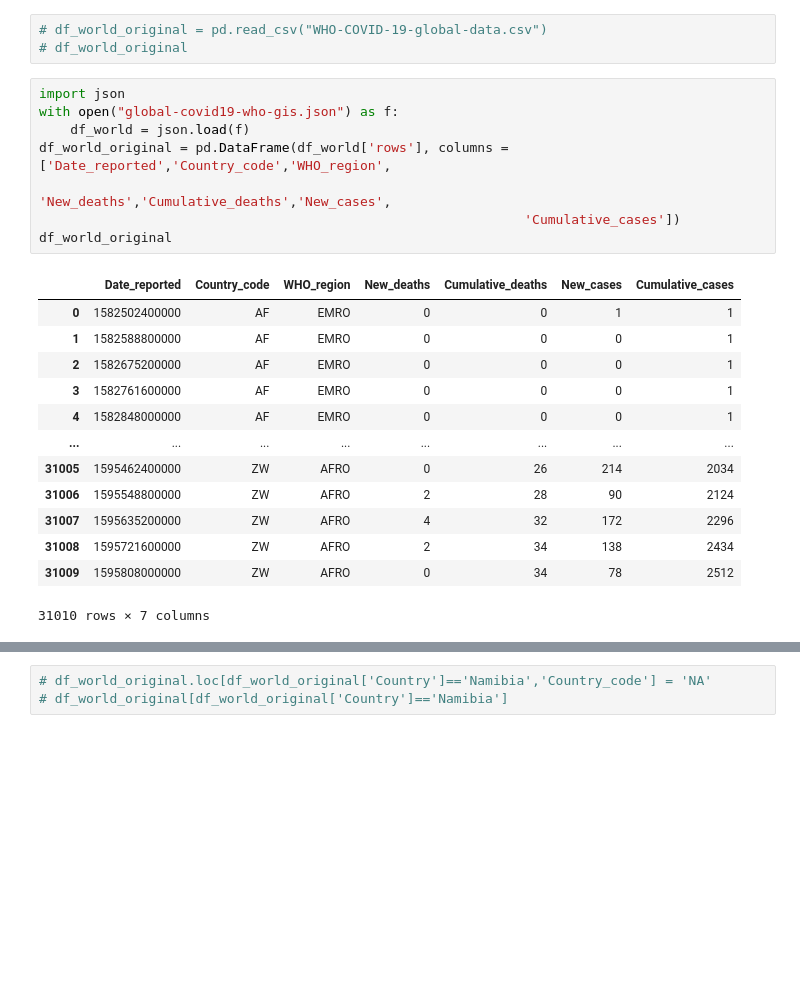
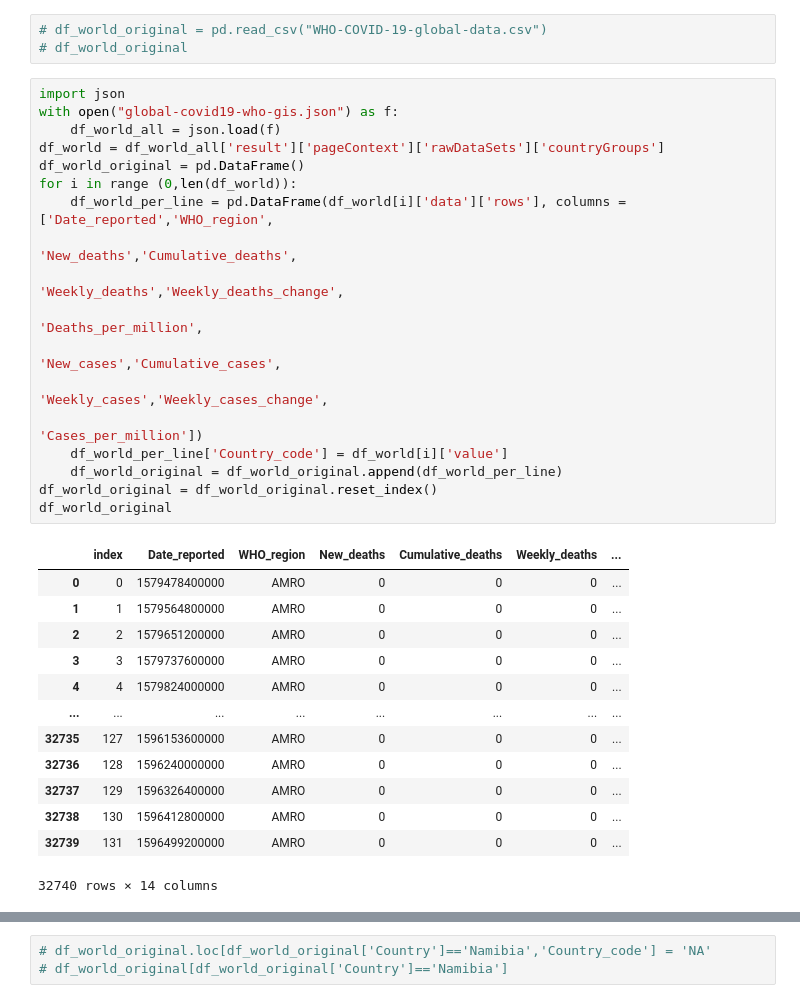
Before and after one commit to cybergis/wherecovid19_webapp, a Jupyter notebook: preprocessing/worldwide/world_layer_usingCountryID.ipynb, the cells around one changed output, grey strips where cells are left out. Saved outputs shown, nothing was run; the diff lists cells and outputs as text; blank space fills up the shorter version.

Commit message:
Change data source of WHO layer

```diff
--- a/preprocessing/worldwide/world_layer_usingCountryID.ipynb
+++ b/preprocessing/worldwide/world_layer_usingCountryID.ipynb
@@ -16,22 +16,32 @@ Read Data and get basic county groups
 # %%
 import json
 with open("global-covid19-who-gis.json") as f:
-    df_world = json.load(f)
-df_world_original = pd.DataFrame(df_world['rows'], columns = ['Date_reported','Country_code','WHO_region',
-                                                              'New_deaths','Cumulative_deaths','New_cases',
-                                                              'Cumulative_cases'])
+    df_world_all = json.load(f)
+df_world = df_world_all['result']['pageContext']['rawDataSets']['countryGroups']
+df_world_original = pd.DataFrame()
+for i in range (0,len(df_world)):
+    df_world_per_line = pd.DataFrame(df_world[i]['data']['rows'], columns = ['Date_reported','WHO_region',
+                                                                          'New_deaths','Cumulative_deaths',
+                                                                          'Weekly_deaths','Weekly_deaths_change',
+                                                                          'Deaths_per_million',
+                                                                          'New_cases','Cumulative_cases',
+                                                                          'Weekly_cases','Weekly_cases_change',
+                                                                          'Cases_per_million'])
+    df_world_per_line['Country_code'] = df_world[i]['value']
+    df_world_original = df_world_original.append(df_world_per_line)
+df_world_original = df_world_original.reset_index()
 df_world_original
 # %% [output]
-|  | Date_reported | Country_code | WHO_region | New_deaths | Cumulative_deaths | New_cases | Cumulative_cases |
-| 0 | 1582502400000 | AF | EMRO | 0 | 0 | 1 | 1 |
-| 1 | 1582588800000 | AF | EMRO | 0 | 0 | 0 | 1 |
-| 2 | 1582675200000 | AF | EMRO | 0 | 0 | 0 | 1 |
-| 3 | 1582761600000 | AF | EMRO | 0 | 0 | 0 | 1 |
-| 4 | 1582848000000 | AF | EMRO | 0 | 0 | 0 | 1 |
+|  | index | Date_reported | WHO_region | New_deaths | Cumulative_deaths | Weekly_deaths | ... |
+| 0 | 0 | 1579478400000 | AMRO | 0 | 0 | 0 | ... |
+| 1 | 1 | 1579564800000 | AMRO | 0 | 0 | 0 | ... |
+| 2 | 2 | 1579651200000 | AMRO | 0 | 0 | 0 | ... |
+| 3 | 3 | 1579737600000 | AMRO | 0 | 0 | 0 | ... |
+| 4 | 4 | 1579824000000 | AMRO | 0 | 0 | 0 | ... |
 | ... | ... | ... | ... | ... | ... | ... | ... |
-| 31005 | 1595462400000 | ZW | AFRO | 0 | 26 | 214 | 2034 |
-| 31006 | 1595548800000 | ZW | AFRO | 2 | 28 | 90 | 2124 |
-| 31007 | 1595635200000 | ZW | AFRO | 4 | 32 | 172 | 2296 |
-| 31008 | 1595721600000 | ZW | AFRO | 2 | 34 | 138 | 2434 |
-| 31009 | 1595808000000 | ZW | AFRO | 0 | 34 | 78 | 2512 |
+| 32735 | 127 | 1596153600000 | AMRO | 0 | 0 | 0 | ... |
+| 32736 | 128 | 1596240000000 | AMRO | 0 | 0 | 0 | ... |
+| 32737 | 129 | 1596326400000 | AMRO | 0 | 0 | 0 | ... |
+| 32738 | 130 | 1596412800000 | AMRO | 0 | 0 | 0 | ... |
+| 32739 | 131 | 1596499200000 | AMRO | 0 | 0 | 0 | ... |
-31010 rows × 7 columns
+32740 rows × 14 columns
```
Also changed, not shown: parts of 21 cells of this notebook.
